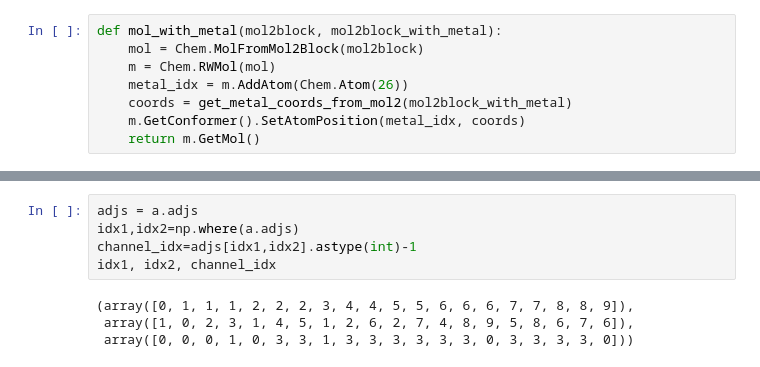
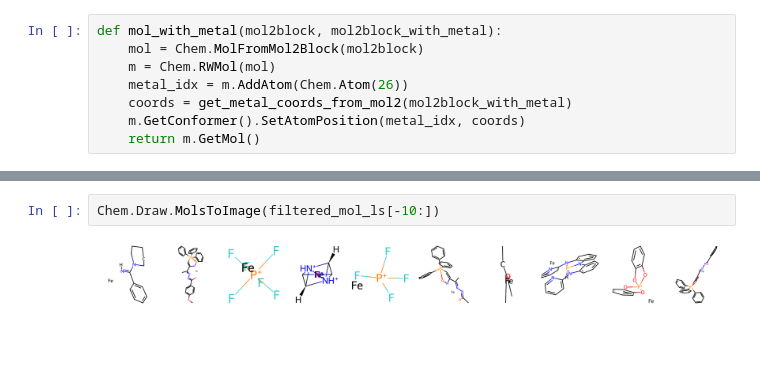
Before and after one commit to kentoabeywardane/EcConf-metal, a Jupyter notebook: metal_data.ipynb, the cells around one changed output, grey strips where cells are left out. Cells and saved outputs as stored; diff of their text form; blank space fills up the shorter version.

```diff
--- a/metal_data.ipynb
+++ b/metal_data.ipynb
@@ -297,9 +270,4 @@ array([[0., 0., 0., 0.],
-# %%
-adjs = a.adjs
-idx1,idx2=np.where(a.adjs)
-channel_idx=adjs[idx1,idx2].astype(int)-1
-idx1, idx2, channel_idx
-# %% [output]
-(array([0, 1, 1, 1, 2, 2, 2, 3, 4, 4, 5, 5, 6, 6, 6, 7, 7, 8, 8, 9]),
- array([1, 0, 2, 3, 1, 4, 5, 1, 2, 6, 2, 7, 4, 8, 9, 5, 8, 6, 7, 6]),
- array([0, 0, 0, 1, 0, 3, 3, 1, 3, 3, 3, 3, 3, 3, 0, 3, 3, 3, 3, 0]))
+# %%
+Chem.Draw.MolsToImage(filtered_mol_ls[-10:])
+# %% [output]
+[figure, added]
```
Also changed, not shown: parts of 29 cells of this notebook, 2 other files.
